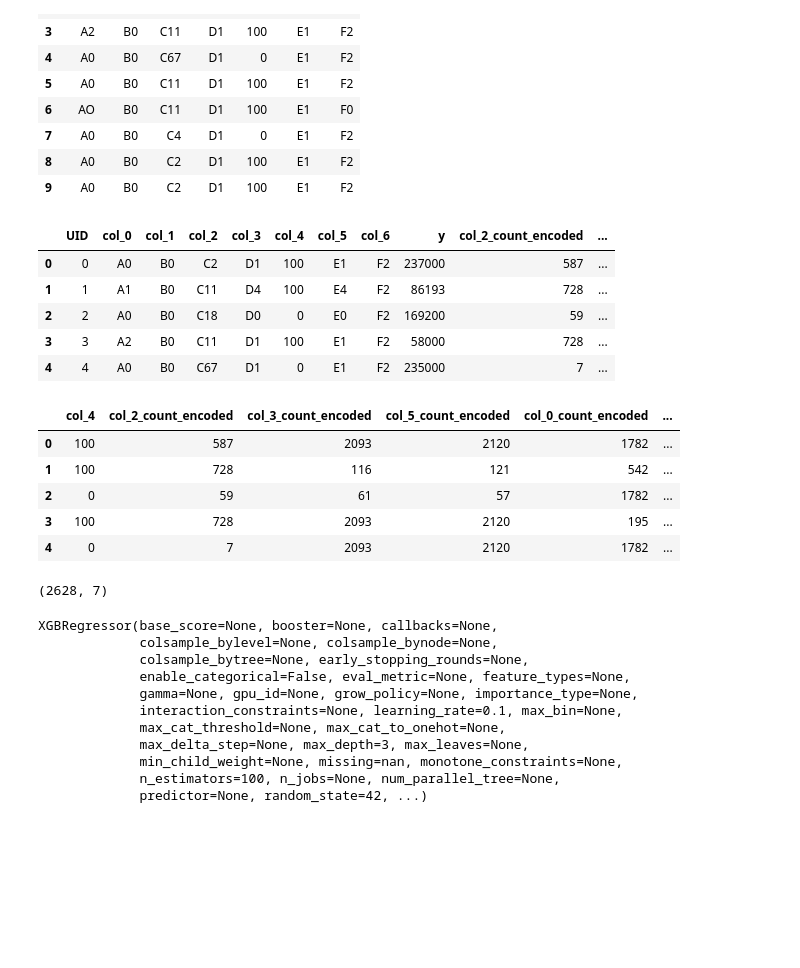
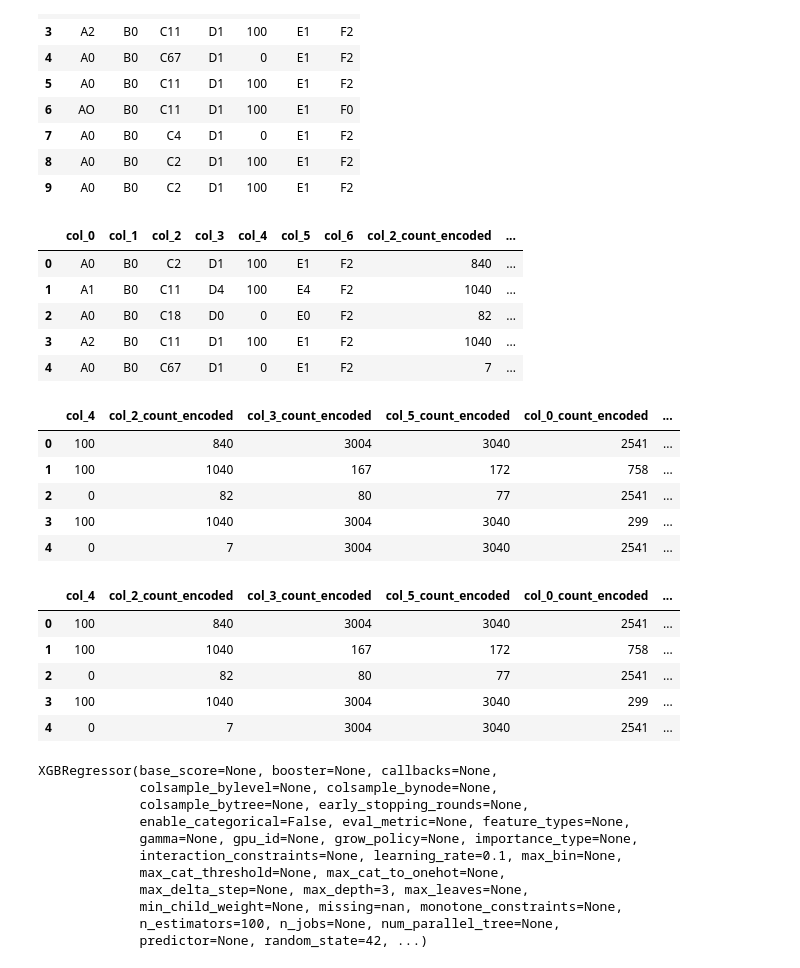
Before and after one commit to Mubassir1820/Kaggle_competition, a Jupyter notebook: Kaggle_comp.ipynb, the cells around one changed output. Drawn from its saved outputs; the diff is of its cells as text; code cells hidden in the pictures; blank space fills up the shorter version.

```diff
--- a/Kaggle_comp.ipynb
+++ b/Kaggle_comp.ipynb
@@ -296,31 +296,31 @@ combined.head(10)
 | 9 | A0 | B0 | C2 | D1 | 100 | E1 | F2 |
 # %%
 # Count encoding of column 2, 3 , 5, 6, 0, 1
-count_encoding1 = df['col_2'].value_counts().to_dict()
-combined['col_2_count_encoded'] = df['col_2'].map(count_encoding1)
+count_encoding1 = combined['col_2'].value_counts().to_dict()
+combined['col_2_count_encoded'] = combined['col_2'].map(count_encoding1)
 
-count_encoding2 = df['col_3'].value_counts().to_dict()
-df['col_3_count_encoded'] = df['col_3'].map(count_encoding2)
+count_encoding2 = combined['col_3'].value_counts().to_dict()
+combined['col_3_count_encoded'] = combined['col_3'].map(count_encoding2)
 
-count_encoding3 = df['col_5'].value_counts().to_dict()
-df['col_5_count_encoded'] = df['col_5'].map(count_encoding3)
+count_encoding3 = combined['col_5'].value_counts().to_dict()
+combined['col_5_count_encoded'] = combined['col_5'].map(count_encoding3)
 
-count_encoding4 = df['col_0'].value_counts().to_dict()
-df['col_0_count_encoded'] = df['col_0'].map(count_encoding4)
+count_encoding4 = combined['col_0'].value_counts().to_dict()
+combined['col_0_count_encoded'] = combined['col_0'].map(count_encoding4)
 
-count_encoding5 = df['col_1'].value_counts().to_dict()
-df['col_1_count_encoded'] = df['col_1'].map(count_encoding5)
+count_encoding5 = combined['col_1'].value_counts().to_dict()
+combined['col_1_count_encoded'] = combined['col_1'].map(count_encoding5)
 
-count_encoding6 = df['col_6'].value_counts().to_dict()
-df['col_6_count_encoded'] = df['col_6'].map(count_encoding6)
+count_encoding6 = combined['col_6'].value_counts().to_dict()
+combined['col_6_count_encoded'] = combined['col_6'].map(count_encoding6)
 # %%
-df.head()
+combined.head()
 # %% [output]
-|  | UID | col_0 | col_1 | col_2 | col_3 | col_4 | col_5 | col_6 | y | col_2_count_encoded | ... |
-| 0 | 0 | A0 | B0 | C2 | D1 | 100 | E1 | F2 | 237000 | 587 | ... |
-| 1 | 1 | A1 | B0 | C11 | D4 | 100 | E4 | F2 | 86193 | 728 | ... |
-| 2 | 2 | A0 | B0 | C18 | D0 | 0 | E0 | F2 | 169200 | 59 | ... |
-| 3 | 3 | A2 | B0 | C11 | D1 | 100 | E1 | F2 | 58000 | 728 | ... |
-| 4 | 4 | A0 | B0 | C67 | D1 | 0 | E1 | F2 | 235000 | 7 | ... |
+|  | col_0 | col_1 | col_2 | col_3 | col_4 | col_5 | col_6 | col_2_count_encoded | ... |
+| 0 | A0 | B0 | C2 | D1 | 100 | E1 | F2 | 840 | ... |
+| 1 | A1 | B0 | C11 | D4 | 100 | E4 | F2 | 1040 | ... |
+| 2 | A0 | B0 | C18 | D0 | 0 | E0 | F2 | 82 | ... |
+| 3 | A2 | B0 | C11 | D1 | 100 | E1 | F2 | 1040 | ... |
+| 4 | A0 | B0 | C67 | D1 | 0 | E1 | F2 | 7 | ... |
 # %%
 # Drop the uid column
@@ -329,13 +329,9 @@ X = df.drop(columns = columns_to_drop)
 # %%
-X.head()
+combined.head()
 # %% [output]
 |  | col_4 | col_2_count_encoded | col_3_count_encoded | col_5_count_encoded | col_0_count_encoded | ... |
-| 0 | 100 | 587 | 2093 | 2120 | 1782 | ... |
-| 1 | 100 | 728 | 116 | 121 | 542 | ... |
-| 2 | 0 | 59 | 61 | 57 | 1782 | ... |
-| 3 | 100 | 728 | 2093 | 2120 | 195 | ... |
-| 4 | 0 | 7 | 2093 | 2120 | 1782 | ... |
+| 0 | 100 | 840 | 3004 | 3040 | 2541 | ... |
+| 1 | 100 | 1040 | 167 | 172 | 758 | ... |
+| 2 | 0 | 82 | 80 | 77 | 2541 | ... |
+| 3 | 100 | 1040 | 3004 | 3040 | 299 | ... |
+| 4 | 0 | 7 | 3004 | 3040 | 2541 | ... |
-# %%
-X.shape
-# %% [output]
-(2628, 7)
@@ -344,3 +343,12 @@ y = df['y'].values
+# %%
+train.head()
+# %% [output]
+|  | col_4 | col_2_count_encoded | col_3_count_encoded | col_5_count_encoded | col_0_count_encoded | ... |
+| 0 | 100 | 840 | 3004 | 3040 | 2541 | ... |
+| 1 | 100 | 1040 | 167 | 172 | 758 | ... |
+| 2 | 0 | 82 | 80 | 77 | 2541 | ... |
+| 3 | 100 | 1040 | 3004 | 3040 | 299 | ... |
+| 4 | 0 | 7 | 3004 | 3040 | 2541 | ... |
 # %%
 # Dataset splitting
 
```
Also changed, not shown: parts of 55 cells of this notebook.
